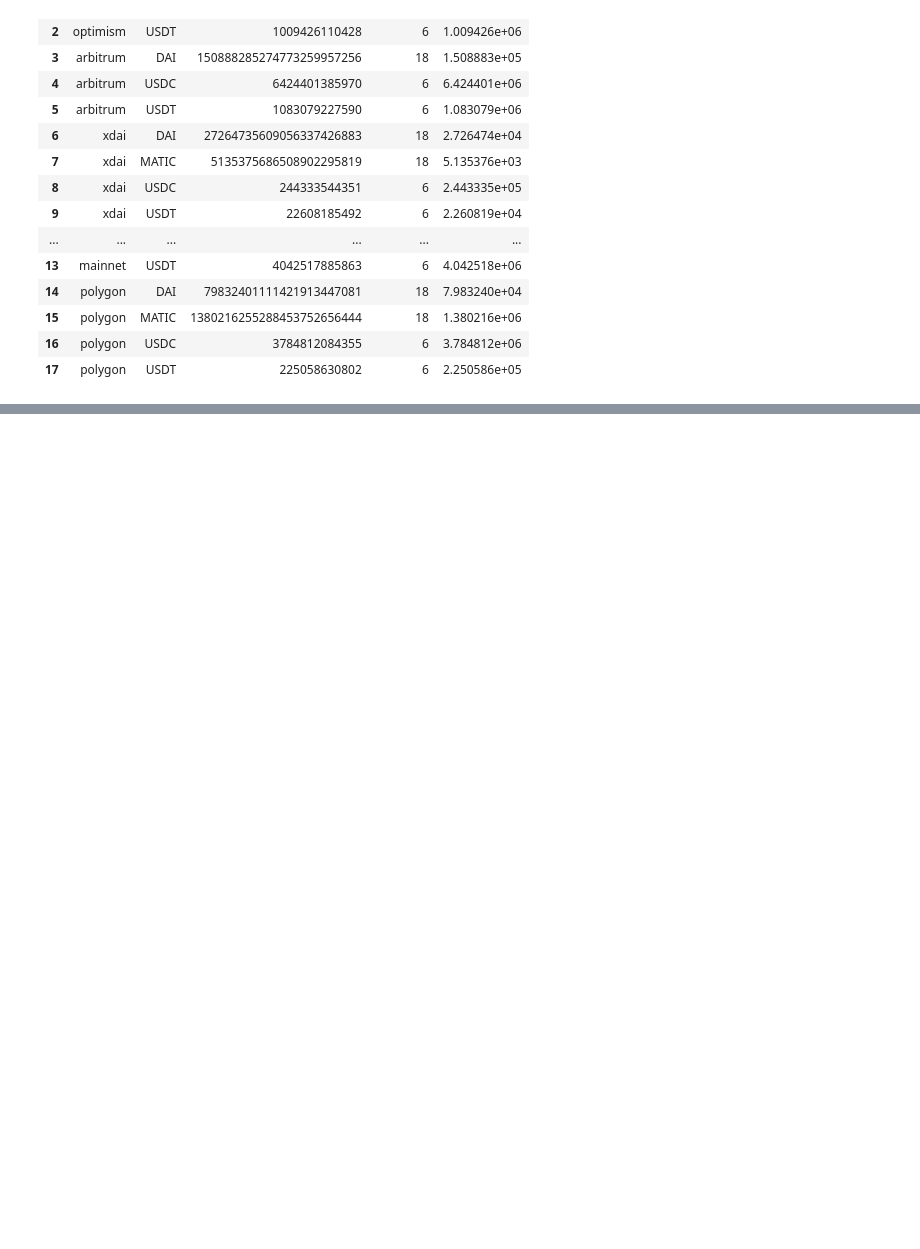
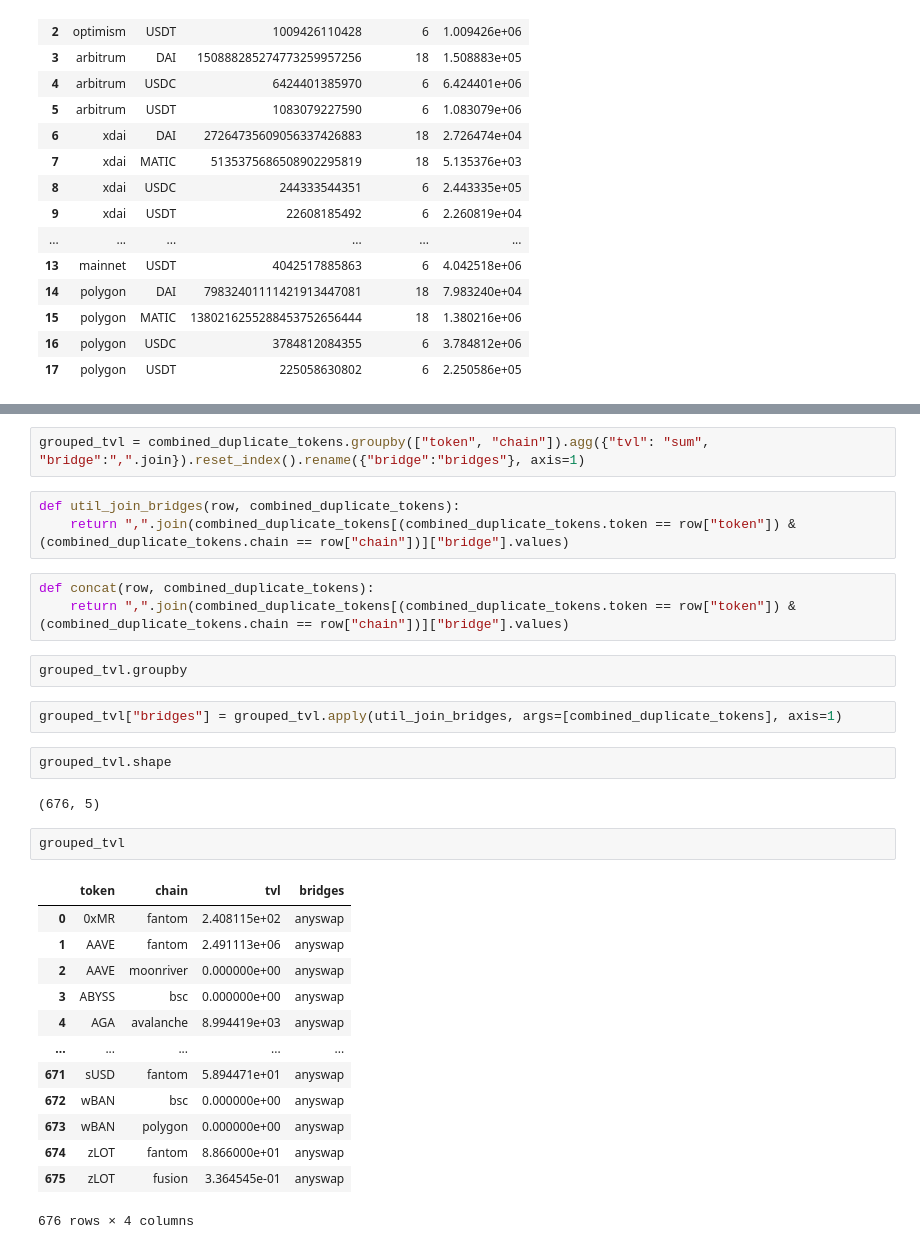
Before and after one commit to enzotavares/lifi-analytics-backend, a Jupyter notebook: subgraph_analysis.ipynb, the cells around one changed output, grey strips where cells are left out. Cells and saved outputs as stored; diff of their text form; blank space fills up the shorter version.

```diff
--- a/subgraph_analysis.ipynb
+++ b/subgraph_analysis.ipynb
@@ -2620,0 +2518,32 @@ grouped_tvl.sort_values("bridge_count", ascending=False)
+# %%
+grouped_tvl = combined_duplicate_tokens.groupby(["token", "chain"]).agg({"tvl": "sum", "bridge":",".join}).reset_index().rename({"bridge":"bridges"}, axis=1)
+# %%
+def util_join_bridges(row, combined_duplicate_tokens):
+    return ",".join(combined_duplicate_tokens[(combined_duplicate_tokens.token == row["token"]) & (combined_duplicate_tokens.chain == row["chain"])]["bridge"].values)
+# %%
+def concat(row, combined_duplicate_tokens):
+    return ",".join(combined_duplicate_tokens[(combined_duplicate_tokens.token == row["token"]) & (combined_duplicate_tokens.chain == row["chain"])]["bridge"].values)
+# %%
+grouped_tvl.groupby
+# %%
+grouped_tvl["bridges"] = grouped_tvl.apply(util_join_bridges, args=[combined_duplicate_tokens], axis=1)
+# %%
+grouped_tvl.shape
+# %% [output]
+(676, 5)
+# %%
+grouped_tvl
+# %% [output]
+|  | token | chain | tvl | bridges |
+| 0 | 0xMR | fantom | 2.408115e+02 | anyswap |
+| 1 | AAVE | fantom | 2.491113e+06 | anyswap |
+| 2 | AAVE | moonriver | 0.000000e+00 | anyswap |
+| 3 | ABYSS | bsc | 0.000000e+00 | anyswap |
+| 4 | AGA | avalanche | 8.994419e+03 | anyswap |
+| ... | ... | ... | ... | ... |
+| 671 | sUSD | fantom | 5.894471e+01 | anyswap |
+| 672 | wBAN | bsc | 0.000000e+00 | anyswap |
+| 673 | wBAN | polygon | 0.000000e+00 | anyswap |
+| 674 | zLOT | fantom | 8.866000e+01 | anyswap |
+| 675 | zLOT | fusion | 3.364545e-01 | anyswap |
+676 rows × 4 columns
```
Also changed, not shown: parts of 84 cells of this notebook, 1 other file.
